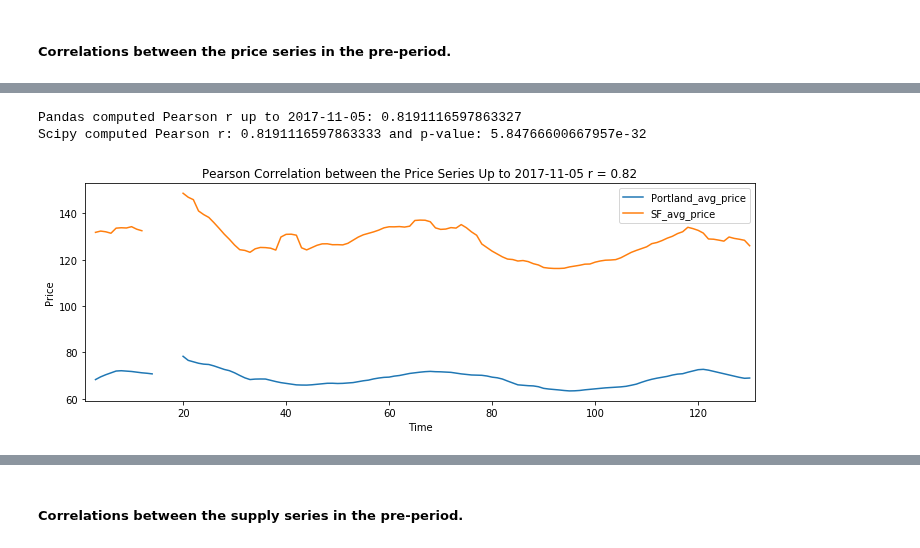
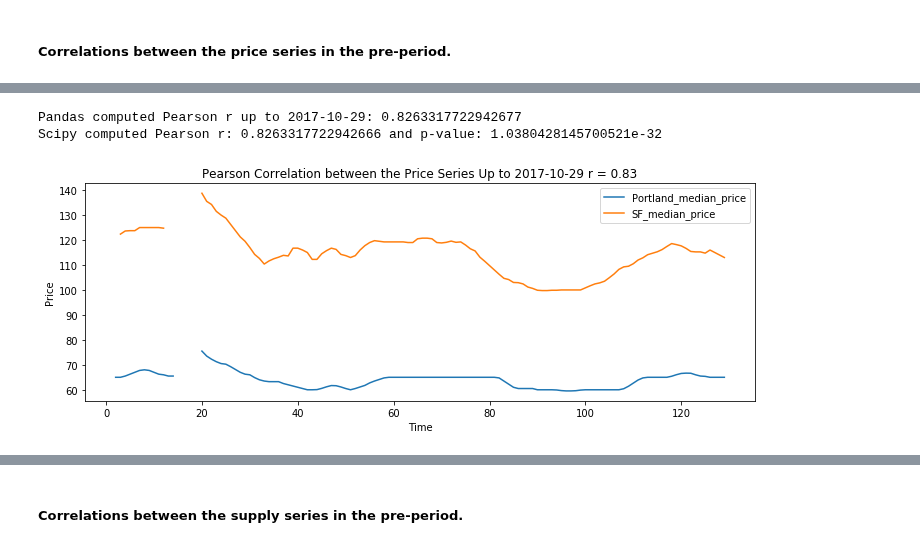
Before and after one commit to karensheng/Airbnb_Regulation, a Jupyter notebook: notebooks/Correlations between time series.ipynb, the cells around one changed output, grey strips where cells are left out. Drawn from its saved outputs; the diff is of its cells as text; code cells hidden in the pictures.

```diff
--- a/notebooks/Correlations between time series.ipynb
+++ b/notebooks/Correlations between time series.ipynb
@@ -37,10 +50,10 @@ def pearson_corr(df,idx,dt,var):
     pre_df.rolling(window=4,center=True).mean().plot(ax=ax)
     ax.set(xlabel='Time',ylabel='Price')
     ax.set(title=f"Pearson Correlation between the Price Series Up to {dt} r = {np.round(overall_pearson_r,2)}");
-# %%
-pearson_corr(price,132,'2017-11-05','avg_price')
-# %% [output]
-Pandas computed Pearson r up to 2017-11-05: 0.8191116597863327
-Scipy computed Pearson r: 0.8191116597863333 and p-value: 5.84766600667957e-32
-[figure, removed]
+# %%
+pearson_corr(price,131,'2017-10-29','median_price')
+# %% [output]
+Pandas computed Pearson r up to 2017-10-29: 0.8263317722942677
+Scipy computed Pearson r: 0.8263317722942666 and p-value: 1.0380428145700521e-32
+[figure, added]
 # %%
```
Also changed, not shown: parts of 10 cells of this notebook, 1 other file.
